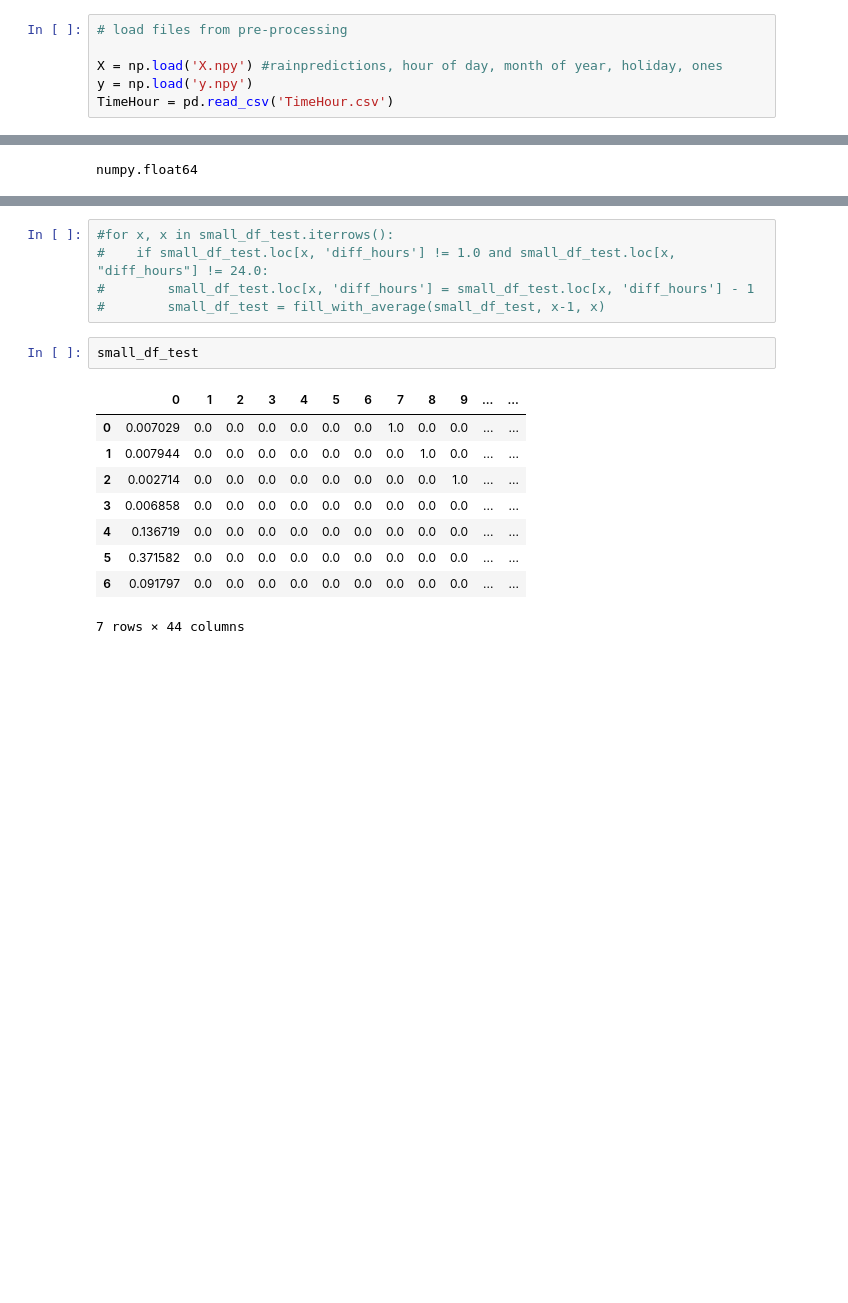
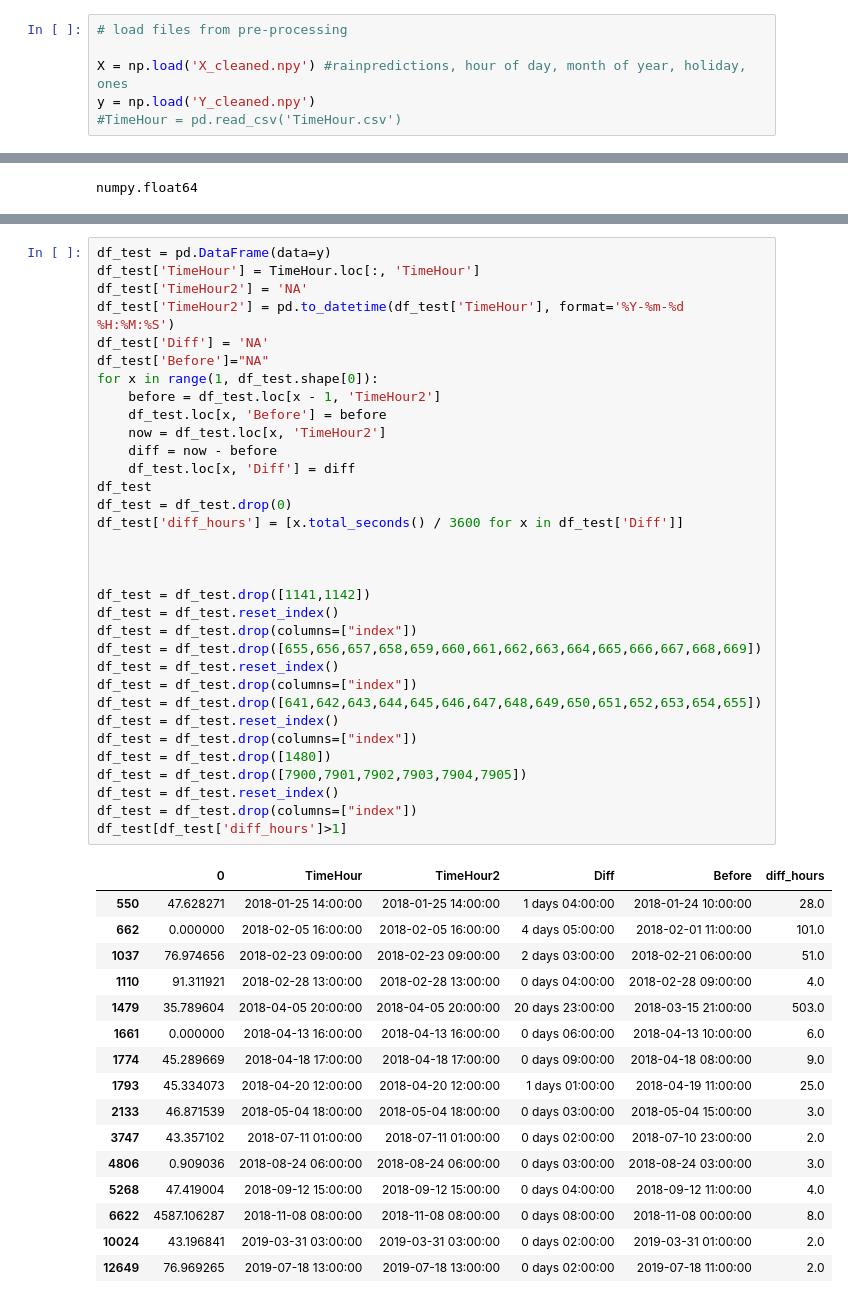
Before and after one commit to ryanroest/FlowPredictionModel, a Jupyter notebook: PreprocessingDataMissingData.ipynb, the cells around one changed output, grey strips where cells are left out. Drawn from its saved outputs; the diff is of its cells as text; blank space fills up the shorter version.

Commit message:
Cleaned X&Y Data in PreprocessingDataMissingData.ipynb

```diff
--- a/PreprocessingDataMissingData.ipynb
+++ b/PreprocessingDataMissingData.ipynb
@@ -14,9 +14,9 @@ Using TensorFlow backend.
 # %%
 # load files from pre-processing
 
-X = np.load('X.npy') #rainpredictions, hour of day, month of year, holiday, ones
-y = np.load('y.npy')
-TimeHour = pd.read_csv('TimeHour.csv')
+X = np.load('X_cleaned.npy') #rainpredictions, hour of day, month of year, holiday, ones
+y = np.load('Y_cleaned.npy')
+#TimeHour = pd.read_csv('TimeHour.csv')
 # %%
 # split dataset in test and train
 
@@ -296,19 +290,52 @@ def fill_with_average(df, previous, following):
-# %%
-#for x, x in small_df_test.iterrows():
-#    if small_df_test.loc[x, 'diff_hours'] != 1.0 and small_df_test.loc[x, "diff_hours"] != 24.0:
-#        small_df_test.loc[x, 'diff_hours'] = small_df_test.loc[x, 'diff_hours'] - 1
-#        small_df_test = fill_with_average(small_df_test, x-1, x)
-# %%
-small_df_test
-# %% [output]
-|  | 0 | 1 | 2 | 3 | 4 | 5 | 6 | 7 | 8 | 9 | ... | ... |
-| 0 | 0.007029 | 0.0 | 0.0 | 0.0 | 0.0 | 0.0 | 0.0 | 1.0 | 0.0 | 0.0 | ... | ... |
-| 1 | 0.007944 | 0.0 | 0.0 | 0.0 | 0.0 | 0.0 | 0.0 | 0.0 | 1.0 | 0.0 | ... | ... |
-| 2 | 0.002714 | 0.0 | 0.0 | 0.0 | 0.0 | 0.0 | 0.0 | 0.0 | 0.0 | 1.0 | ... | ... |
-| 3 | 0.006858 | 0.0 | 0.0 | 0.0 | 0.0 | 0.0 | 0.0 | 0.0 | 0.0 | 0.0 | ... | ... |
-| 4 | 0.136719 | 0.0 | 0.0 | 0.0 | 0.0 | 0.0 | 0.0 | 0.0 | 0.0 | 0.0 | ... | ... |
-| 5 | 0.371582 | 0.0 | 0.0 | 0.0 | 0.0 | 0.0 | 0.0 | 0.0 | 0.0 | 0.0 | ... | ... |
-| 6 | 0.091797 | 0.0 | 0.0 | 0.0 | 0.0 | 0.0 | 0.0 | 0.0 | 0.0 | 0.0 | ... | ... |
-7 rows × 44 columns
+# %%
+df_test = pd.DataFrame(data=y)
+df_test['TimeHour'] = TimeHour.loc[:, 'TimeHour']
+df_test['TimeHour2'] = 'NA'
+df_test['TimeHour2'] = pd.to_datetime(df_test['TimeHour'], format='%Y-%m-%d %H:%M:%S')
+df_test['Diff'] = 'NA'
+df_test['Before']="NA"
+for x in range(1, df_test.shape[0]):
+    before = df_test.loc[x - 1, 'TimeHour2']
+    df_test.loc[x, 'Before'] = before
+    now = df_test.loc[x, 'TimeHour2']
+    diff = now - before
+    df_test.loc[x, 'Diff'] = diff
+df_test
+df_test = df_test.drop(0)
+df_test['diff_hours'] = [x.total_seconds() / 3600 for x in df_test['Diff']]
+
+
+
+df_test = df_test.drop([1141,1142])
+df_test = df_test.reset_index()
+df_test = df_test.drop(columns=["index"])
+df_test = df_test.drop([655,656,657,658,659,660,661,662,663,664,665,666,667,668,669])
+df_test = df_test.reset_index()
+df_test = df_test.drop(columns=["index"])
+df_test = df_test.drop([641,642,643,644,645,646,647,648,649,650,651,652,653,654,655])
+df_test = df_test.reset_index()
+df_test = df_test.drop(columns=["index"])
+df_test = df_test.drop([1480])
+df_test = df_test.drop([7900,7901,7902,7903,7904,7905])
+df_test = df_test.reset_index()
+df_test = df_test.drop(columns=["index"])
+df_test[df_test['diff_hours']>1]
+# %% [output]
+|  | 0 | TimeHour | TimeHour2 | Diff | Before | diff_hours |
+| 550 | 47.628271 | 2018-01-25 14:00:00 | 2018-01-25 14:00:00 | 1 days 04:00:00 | 2018-01-24 10:00:00 | 28.0 |
+| 662 | 0.000000 | 2018-02-05 16:00:00 | 2018-02-05 16:00:00 | 4 days 05:00:00 | 2018-02-01 11:00:00 | 101.0 |
+| 1037 | 76.974656 | 2018-02-23 09:00:00 | 2018-02-23 09:00:00 | 2 days 03:00:00 | 2018-02-21 06:00:00 | 51.0 |
+| 1110 | 91.311921 | 2018-02-28 13:00:00 | 2018-02-28 13:00:00 | 0 days 04:00:00 | 2018-02-28 09:00:00 | 4.0 |
+| 1479 | 35.789604 | 2018-04-05 20:00:00 | 2018-04-05 20:00:00 | 20 days 23:00:00 | 2018-03-15 21:00:00 | 503.0 |
+| 1661 | 0.000000 | 2018-04-13 16:00:00 | 2018-04-13 16:00:00 | 0 days 06:00:00 | 2018-04-13 10:00:00 | 6.0 |
+| 1774 | 45.289669 | 2018-04-18 17:00:00 | 2018-04-18 17:00:00 | 0 days 09:00:00 | 2018-04-18 08:00:00 | 9.0 |
+| 1793 | 45.334073 | 2018-04-20 12:00:00 | 2018-04-20 12:00:00 | 1 days 01:00:00 | 2018-04-19 11:00:00 | 25.0 |
+| 2133 | 46.871539 | 2018-05-04 18:00:00 | 2018-05-04 18:00:00 | 0 days 03:00:00 | 2018-05-04 15:00:00 | 3.0 |
+| 3747 | 43.357102 | 2018-07-11 01:00:00 | 2018-07-11 01:00:00 | 0 days 02:00:00 | 2018-07-10 23:00:00 | 2.0 |
+| 4806 | 0.909036 | 2018-08-24 06:00:00 | 2018-08-24 06:00:00 | 0 days 03:00:00 | 2018-08-24 03:00:00 | 3.0 |
+| 5268 | 47.419004 | 2018-09-12 15:00:00 | 2018-09-12 15:00:00 | 0 days 04:00:00 | 2018-09-12 11:00:00 | 4.0 |
+| 6622 | 4587.106287 | 2018-11-08 08:00:00 | 2018-11-08 08:00:00 | 0 days 08:00:00 | 2018-11-08 00:00:00 | 8.0 |
+| 10024 | 43.196841 | 2019-03-31 03:00:00 | 2019-03-31 03:00:00 | 0 days 02:00:00 | 2019-03-31 01:00:00 | 2.0 |
+| 12649 | 76.969265 | 2019-07-18 13:00:00 | 2019-07-18 13:00:00 | 0 days 02:00:00 | 2019-07-18 11:00:00 | 2.0 |
 # %%
 x = 0
```
Also changed, not shown: parts of 35 cells of this notebook, 4 other files.
